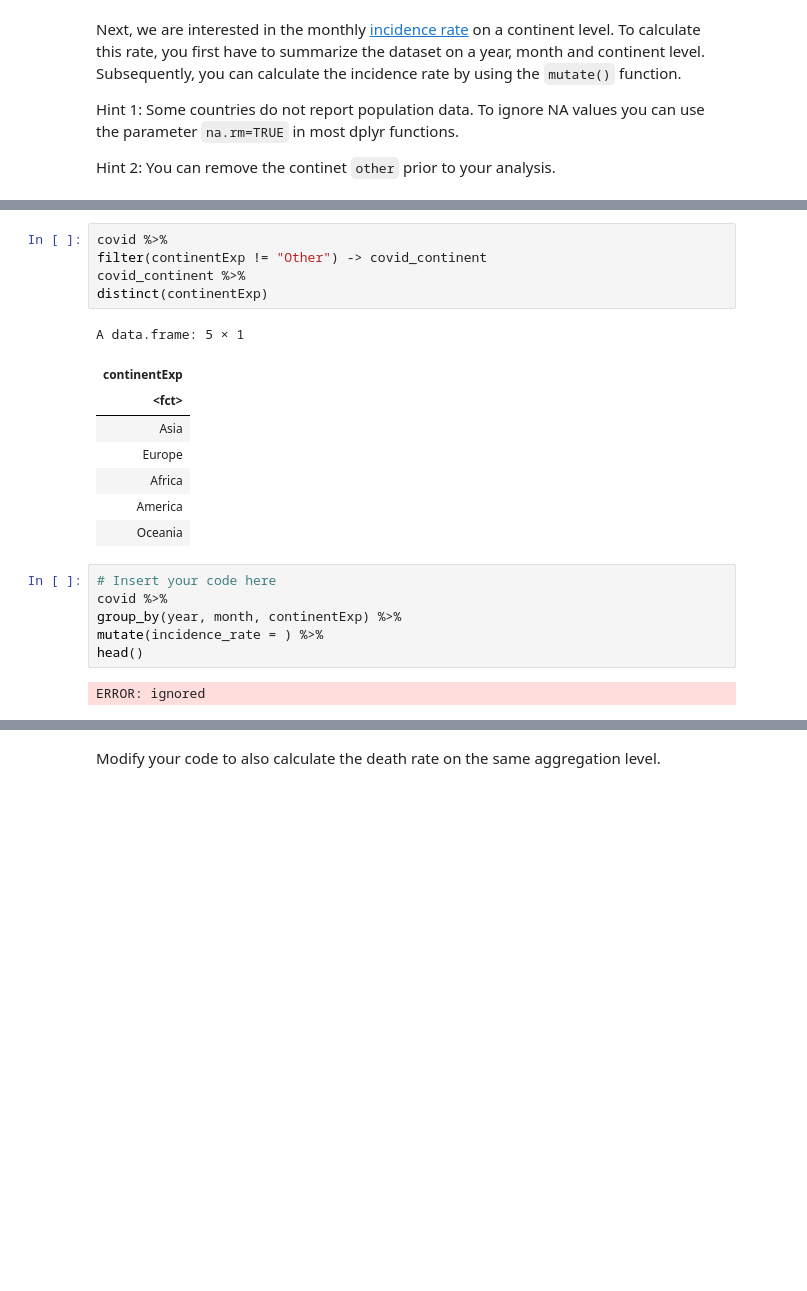
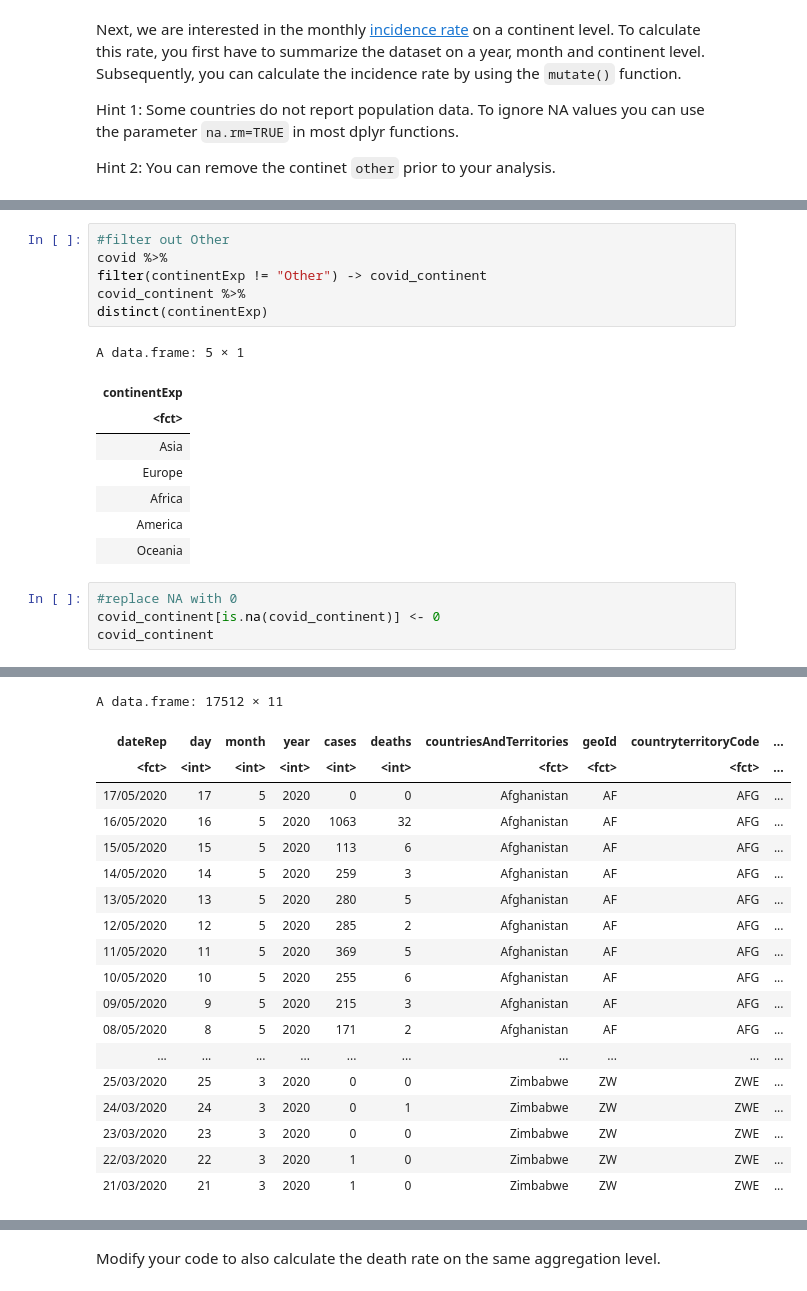
Before and after one commit to michiWS1920/ADS20, a Jupyter notebook: ADS_Programming_Assignment_1.ipynb, the cells around one changed output, grey strips where cells are left out. Cells and saved outputs as stored; diff of their text form; blank space fills up the shorter version.

```diff
--- a/ADS_Programming_Assignment_1.ipynb
+++ b/ADS_Programming_Assignment_1.ipynb
@@ -261,6 +261,7 @@
 # %% [markdown]
 ![alt text](https://i.imgur.com/BdeWYT8.png)
 # %%
+#filter out Other
 covid %>%
 filter(continentExp != "Other") -> covid_continent
 covid_continent %>%
@@ -274,11 +275,8 @@ A data.frame: 5 × 1
 | Africa |
 | America |
 | Oceania |
-# %%
-# Insert your code here
-covid %>%
-group_by(year, month, continentExp) %>%
-mutate(incidence_rate = ) %>%
-head()
-# %% [output]
-ERROR: ignored
+# %%
+#replace NA with 0
+covid_continent[is.na(covid_continent)] <- 0
+covid_continent
+# %% [output]
@@ -284,0 +285,19 @@ ERROR: ignored
+A data.frame: 17512 × 11
+| dateRep | day | month | year | cases | deaths | countriesAndTerritories | geoId | countryterritoryCode | ... |
+| <fct> | <int> | <int> | <int> | <int> | <int> | <fct> | <fct> | <fct> | ... |
+| 17/05/2020 | 17 | 5 | 2020 | 0 | 0 | Afghanistan | AF | AFG | ... |
+| 16/05/2020 | 16 | 5 | 2020 | 1063 | 32 | Afghanistan | AF | AFG | ... |
+| 15/05/2020 | 15 | 5 | 2020 | 113 | 6 | Afghanistan | AF | AFG | ... |
+| 14/05/2020 | 14 | 5 | 2020 | 259 | 3 | Afghanistan | AF | AFG | ... |
+| 13/05/2020 | 13 | 5 | 2020 | 280 | 5 | Afghanistan | AF | AFG | ... |
+| 12/05/2020 | 12 | 5 | 2020 | 285 | 2 | Afghanistan | AF | AFG | ... |
+| 11/05/2020 | 11 | 5 | 2020 | 369 | 5 | Afghanistan | AF | AFG | ... |
+| 10/05/2020 | 10 | 5 | 2020 | 255 | 6 | Afghanistan | AF | AFG | ... |
+| 09/05/2020 | 9 | 5 | 2020 | 215 | 3 | Afghanistan | AF | AFG | ... |
+| 08/05/2020 | 8 | 5 | 2020 | 171 | 2 | Afghanistan | AF | AFG | ... |
+| ... | ... | ... | ... | ... | ... | ... | ... | ... | ... |
+| 25/03/2020 | 25 | 3 | 2020 | 0 | 0 | Zimbabwe | ZW | ZWE | ... |
+| 24/03/2020 | 24 | 3 | 2020 | 0 | 1 | Zimbabwe | ZW | ZWE | ... |
+| 23/03/2020 | 23 | 3 | 2020 | 0 | 0 | Zimbabwe | ZW | ZWE | ... |
+| 22/03/2020 | 22 | 3 | 2020 | 1 | 0 | Zimbabwe | ZW | ZWE | ... |
+| 21/03/2020 | 21 | 3 | 2020 | 1 | 0 | Zimbabwe | ZW | ZWE | ... |
```
Also changed, not shown: parts of 6 cells of this notebook.
